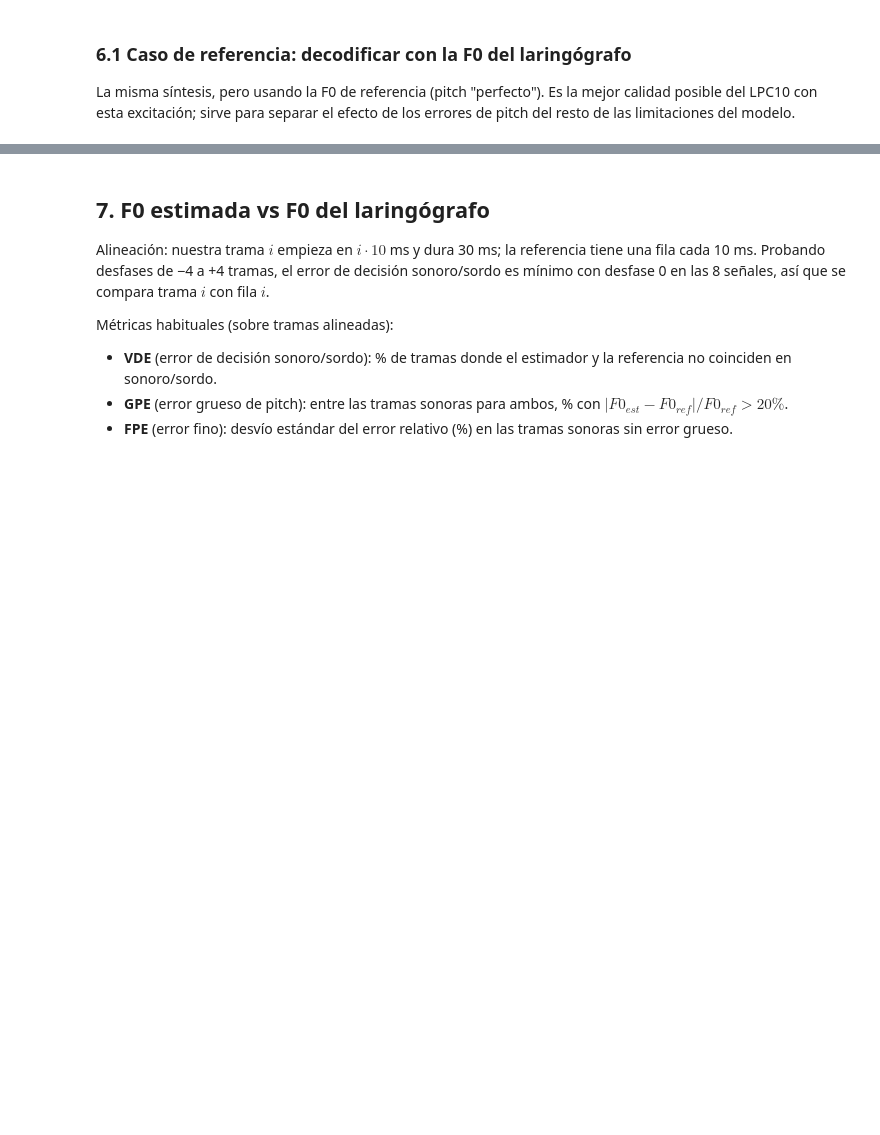
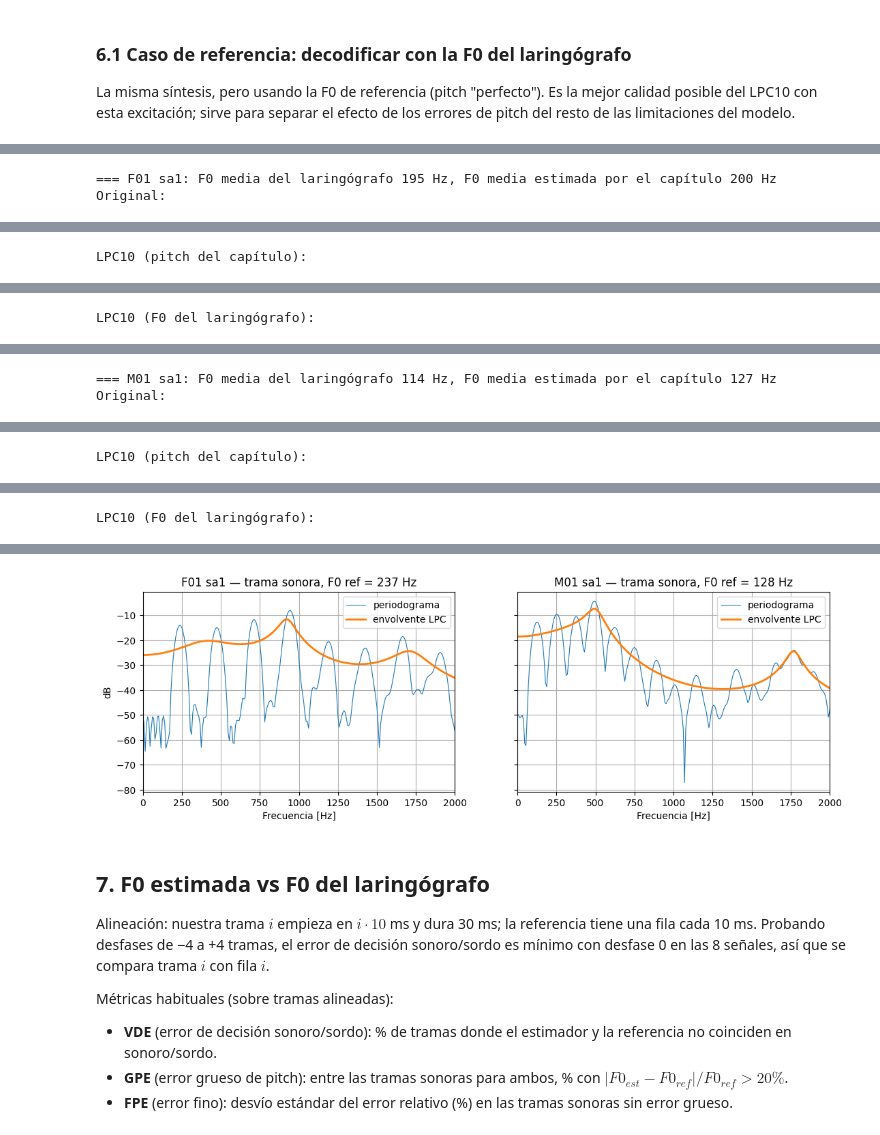
Before and after one commit to martinduelli-max/tpi-voz, a Jupyter notebook: notebooks/01_primera_prueba_LPC10.ipynb, the cells around one changed output, grey strips where cells are left out. Cells and saved outputs as stored; diff of their text form; code cells hidden in the pictures; blank space fills up the shorter version.

```diff
--- a/notebooks/01_primera_prueba_LPC10.ipynb
+++ b/notebooks/01_primera_prueba_LPC10.ipynb
@@ -45,6 +45,10 @@ AUDIO_DIR = Path("../results/audio"); AUDIO_DIR.mkdir(parents=True, exist_ok=Tru
 HABLANTES = ["F01", "F02", "M01", "M02"]   # 2 mujeres y 2 hombres
 FRASES = ["sa1", "sa2"]                     # las frases sa las leen los 20 hablantes
 
+# Voces que se escuchan y comparan en la sección 6.2 (una mujer y un hombre, misma frase).
+# Se pueden cambiar por cualquier hablante de HABLANTES y frase de FRASES.
+ESCUCHAR = [("F01", "sa1"), ("M01", "sa1")]
+
 plt.rcParams["figure.figsize"] = (11, 3.5)
 plt.rcParams["axes.grid"] = True
 np.random.seed(0)  # la excitación sorda es ruido aleatorio: fijamos la semilla para que sea reproducible
@@ -398,0 +415,39 @@ LPC10 (F0 del laringógrafo):
+# %%
+fig, axes = plt.subplots(1, len(ESCUCHAR), figsize=(6.5 * len(ESCUCHAR), 3.8), sharey=True)
+for ax, (h, f) in zip(np.atleast_1d(axes), ESCUCHAR):
+    _, x48_, ref_ = cargar(h, f)
+    s_ = preprocesar(x48_)
+    n_ = (len(s_) - L_TRAMA) // SALTO + 1
+
+    # trama sonora de mayor energía (según el laringógrafo)
+    en_ = np.array([np.sum(s_[i * SALTO:i * SALTO + L_TRAMA] ** 2) for i in range(n_)])
+    son_ = np.where(ref_[:n_] > 0)[0]
+    i_ = son_[np.argmax(en_[son_])]
+    tr_ = s_[i_ * SALTO:i_ * SALTO + L_TRAMA]
+    a_, s2_ = lpc(tr_ * np.hamming(L_TRAMA), P)
+    w_, H_ = freqz(1, a_, worN=512, fs=FS)
+    X_ = np.fft.rfft(tr_ * np.hamming(L_TRAMA), 1024)
+    ax.plot(f_X, 10 * np.log10(np.abs(X_) ** 2 / L_TRAMA + 1e-12), lw=0.8, label="periodograma")
+    ax.plot(w_, 20 * np.log10(np.sqrt(s2_) * np.abs(H_)), lw=2, label="envolvente LPC")
+    ax.set_xlim(0, 2000); ax.set_xlabel("Frecuencia [Hz]")
+    ax.set_title(f"{h} {f} — trama sonora, F0 ref = {ref_[i_]:.0f} Hz")
+    ax.legend()
+
+    # audios: original, LPC10 con pitch del capítulo y con F0 del laringógrafo
+    synt_cap_, f0_cap_ = lpc10(s_)
+    f0_lar_ = np.zeros(n_); m_ = min(n_, len(ref_)); f0_lar_[:m_] = ref_[:m_]
+    synt_lar_, _ = lpc10(s_, f0_externa=f0_lar_)
+    print(f"=== {h} {f}: F0 media del laringógrafo {ref_[ref_ > 0].mean():.0f} Hz, "
+          f"F0 media estimada por el capítulo {f0_cap_[f0_cap_ > 0].mean():.0f} Hz")
+    print("Original:"); display(Audio(s_, rate=FS))
+    print("LPC10 (pitch del capítulo):"); display(Audio(synt_cap_, rate=FS))
+    print("LPC10 (F0 del laringógrafo):"); display(Audio(synt_lar_, rate=FS))
+    guardar(f"{h}_{f}_original_8k.wav", s_)
+    guardar(f"{h}_{f}_lpc10_capitulo.wav", synt_cap_)
+    guardar(f"{h}_{f}_lpc10_f0_laringografo.wav", synt_lar_)
+
+axes[0].set_ylabel("dB")
+plt.savefig(FIG_DIR / "01_femenina_vs_masculina.png", dpi=120, bbox_inches="tight"); plt.show()
+# %% [output]
+=== F01 sa1: F0 media del laringógrafo 195 Hz, F0 media estimada por el capítulo 200 Hz
+Original:
@@ -398,0 +455 @@ LPC10 (F0 del laringógrafo):
+LPC10 (pitch del capítulo):
@@ -398,0 +457 @@ LPC10 (F0 del laringógrafo):
+LPC10 (F0 del laringógrafo):
@@ -398,0 +459,2 @@ LPC10 (F0 del laringógrafo):
+=== M01 sa1: F0 media del laringógrafo 114 Hz, F0 media estimada por el capítulo 127 Hz
+Original:
@@ -398,0 +462 @@ LPC10 (F0 del laringógrafo):
+LPC10 (pitch del capítulo):
@@ -398,0 +464 @@ LPC10 (F0 del laringógrafo):
+LPC10 (F0 del laringógrafo):
@@ -399,3 +466,4 @@ LPC10 (F0 del laringógrafo):
+[figure, added]
 # %% [markdown]
 ## 7. F0 estimada vs F0 del laringógrafo
 
```
Also changed, not shown: parts of 2 cells of this notebook, 1 other file.
